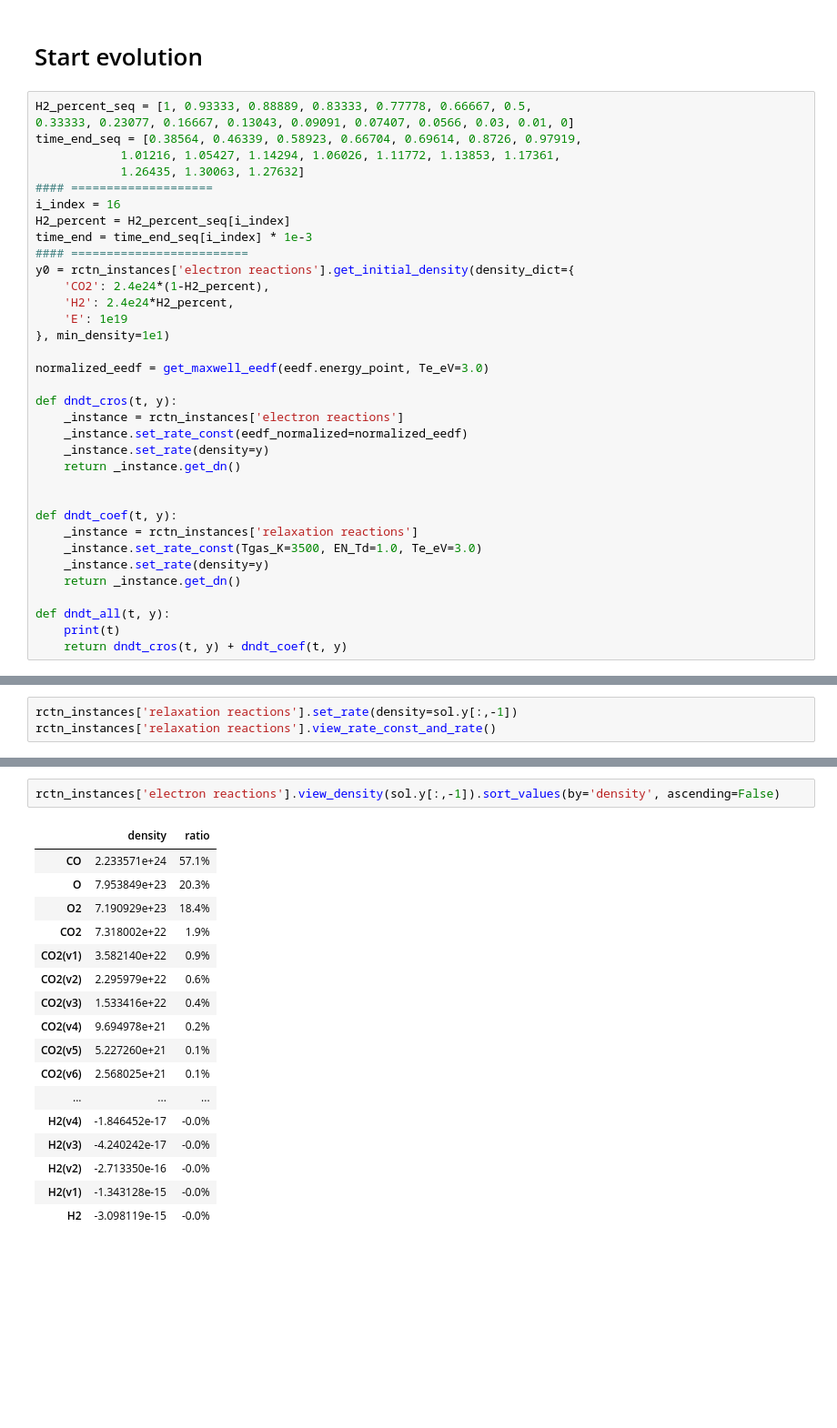
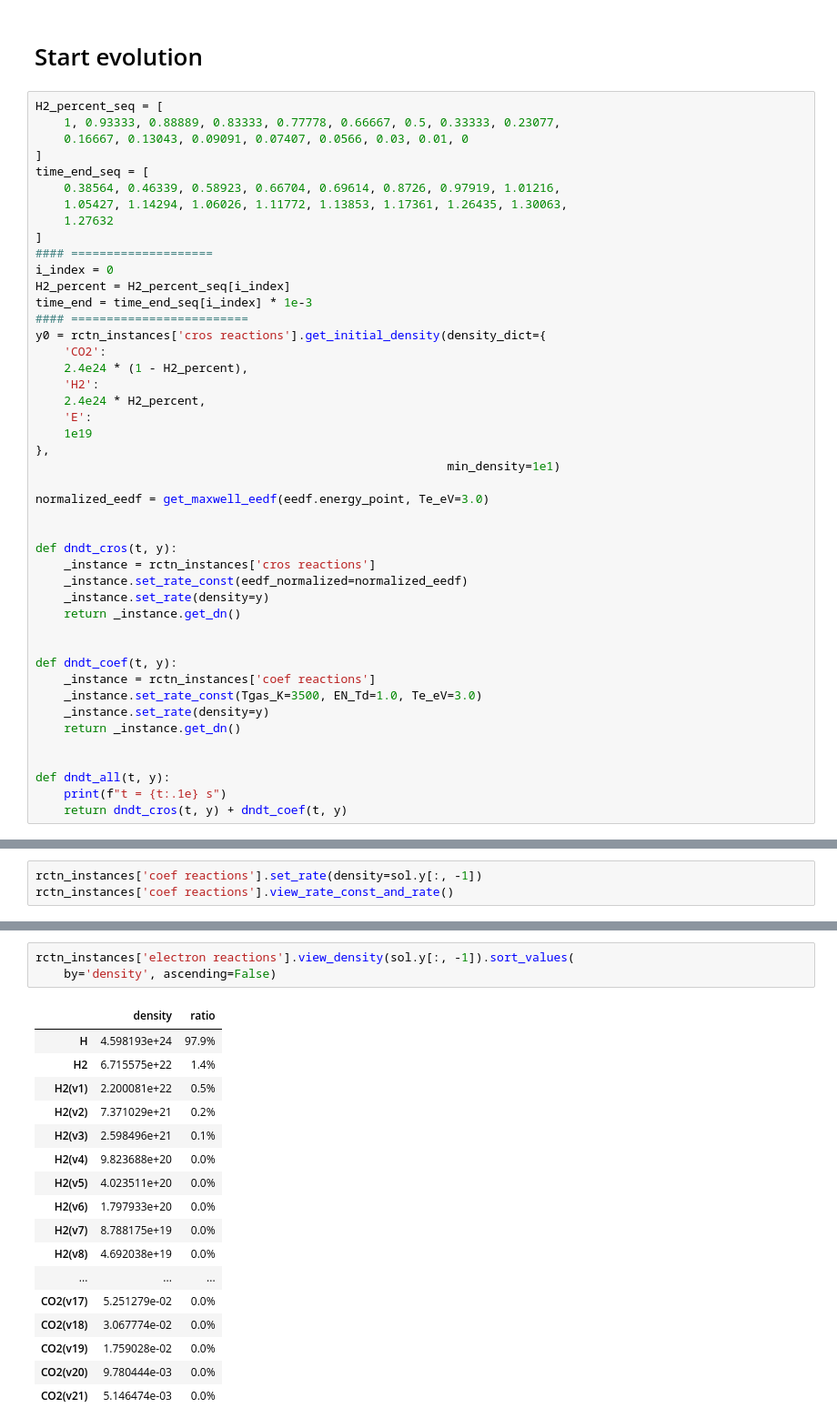
Before and after one commit to LiuPhyMan/PlasmaChemistry, a Jupyter notebook: _notebook/未命名1.ipynb, the cells around one changed output, grey strips where cells are left out. Shown: that part at 91% size. Drawn from its saved outputs; the diff is of its cells as text; blank space fills up the shorter version.

```diff
--- a/_notebook/未命名1.ipynb
+++ b/_notebook/未命名1.ipynb
@@ -239,39 +337,49 @@ rctn_instances['electron reactions'].set_rate_const_matrix(
 # %% [markdown]
 # Start evolution
 # %%
-H2_percent_seq = [1, 0.93333, 0.88889, 0.83333, 0.77778, 0.66667, 0.5,
-0.33333, 0.23077, 0.16667, 0.13043, 0.09091, 0.07407, 0.0566, 0.03, 0.01, 0]
-time_end_seq = [0.38564, 0.46339, 0.58923, 0.66704, 0.69614, 0.8726, 0.97919,
-            1.01216, 1.05427, 1.14294, 1.06026, 1.11772, 1.13853, 1.17361,
-            1.26435, 1.30063, 1.27632]
+H2_percent_seq = [
+    1, 0.93333, 0.88889, 0.83333, 0.77778, 0.66667, 0.5, 0.33333, 0.23077,
+    0.16667, 0.13043, 0.09091, 0.07407, 0.0566, 0.03, 0.01, 0
+]
+time_end_seq = [
+    0.38564, 0.46339, 0.58923, 0.66704, 0.69614, 0.8726, 0.97919, 1.01216,
+    1.05427, 1.14294, 1.06026, 1.11772, 1.13853, 1.17361, 1.26435, 1.30063,
+    1.27632
+]
 #### ====================
-i_index = 16
+i_index = 0
 H2_percent = H2_percent_seq[i_index]
 time_end = time_end_seq[i_index] * 1e-3
 #### =========================
-y0 = rctn_instances['electron reactions'].get_initial_density(density_dict={
-    'CO2': 2.4e24*(1-H2_percent),
-    'H2': 2.4e24*H2_percent,
-    'E': 1e19
-}, min_density=1e1)
+y0 = rctn_instances['cros reactions'].get_initial_density(density_dict={
+    'CO2':
+    2.4e24 * (1 - H2_percent),
+    'H2':
+    2.4e24 * H2_percent,
+    'E':
+    1e19
+},
+                                                          min_density=1e1)
 
 normalized_eedf = get_maxwell_eedf(eedf.energy_point, Te_eV=3.0)
 
+
 def dndt_cros(t, y):
-    _instance = rctn_instances['electron reactions']
+    _instance = rctn_instances['cros reactions']
     _instance.set_rate_const(eedf_normalized=normalized_eedf)
     _instance.set_rate(density=y)
     return _instance.get_dn()
 
 
 def dndt_coef(t, y):
-    _instance = rctn_instances['relaxation reactions']
+    _instance = rctn_instances['coef reactions']
     _instance.set_rate_const(Tgas_K=3500, EN_Td=1.0, Te_eV=3.0)
     _instance.set_rate(density=y)
     return _instance.get_dn()
 
+
 def dndt_all(t, y):
-    print(t)
+    print(f"t = {t:.1e} s")
     return dndt_cros(t, y) + dndt_coef(t, y)
 # %%
 time_span = (0, time_end)
@@ -306,4 +471,4 @@ plt.legend()
 # %%
-rctn_instances['relaxation reactions'].set_rate(density=sol.y[:,-1])
-rctn_instances['relaxation reactions'].view_rate_const_and_rate()
+rctn_instances['coef reactions'].set_rate(density=sol.y[:, -1])
+rctn_instances['coef reactions'].view_rate_const_and_rate()
 # %% [output]
@@ -350,23 +501,24 @@ rctn_instances['electron reactions'].view_rate_const_and_rate().sort_values(by='
 # %%
-rctn_instances['electron reactions'].view_density(sol.y[:,-1]).sort_values(by='density', ascending=False)
+rctn_instances['electron reactions'].view_density(sol.y[:, -1]).sort_values(
+    by='density', ascending=False)
 # %% [output]
 |  | density | ratio |
-| CO | 2.233571e+24 | 57.1% |
-| O | 7.953849e+23 | 20.3% |
-| O2 | 7.190929e+23 | 18.4% |
-| CO2 | 7.318002e+22 | 1.9% |
-| CO2(v1) | 3.582140e+22 | 0.9% |
-| CO2(v2) | 2.295979e+22 | 0.6% |
-| CO2(v3) | 1.533416e+22 | 0.4% |
-| CO2(v4) | 9.694978e+21 | 0.2% |
-| CO2(v5) | 5.227260e+21 | 0.1% |
-| CO2(v6) | 2.568025e+21 | 0.1% |
+| H | 4.598193e+24 | 97.9% |
+| H2 | 6.715575e+22 | 1.4% |
+| H2(v1) | 2.200081e+22 | 0.5% |
+| H2(v2) | 7.371029e+21 | 0.2% |
+| H2(v3) | 2.598496e+21 | 0.1% |
+| H2(v4) | 9.823688e+20 | 0.0% |
+| H2(v5) | 4.023511e+20 | 0.0% |
+| H2(v6) | 1.797933e+20 | 0.0% |
+| H2(v7) | 8.788175e+19 | 0.0% |
+| H2(v8) | 4.692038e+19 | 0.0% |
 | ... | ... | ... |
-| H2(v4) | -1.846452e-17 | -0.0% |
-| H2(v3) | -4.240242e-17 | -0.0% |
-| H2(v2) | -2.713350e-16 | -0.0% |
-| H2(v1) | -1.343128e-15 | -0.0% |
-| H2 | -3.098119e-15 | -0.0% |
+| CO2(v17) | 5.251279e-02 | 0.0% |
+| CO2(v18) | 3.067774e-02 | 0.0% |
+| CO2(v19) | 1.759028e-02 | 0.0% |
+| CO2(v20) | 9.780444e-03 | 0.0% |
+| CO2(v21) | 5.146474e-03 | 0.0% |
 # %%
 print(f"H2 percent: {H2_percent}")
 print(f"time end:{time_end}")
```
Also changed, not shown: parts of 36 cells of this notebook, 4 other files.
